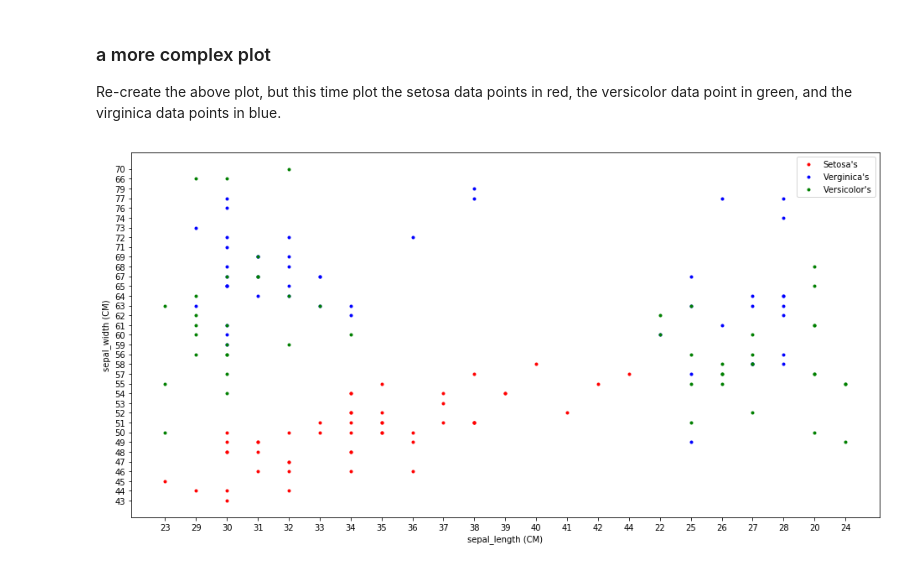
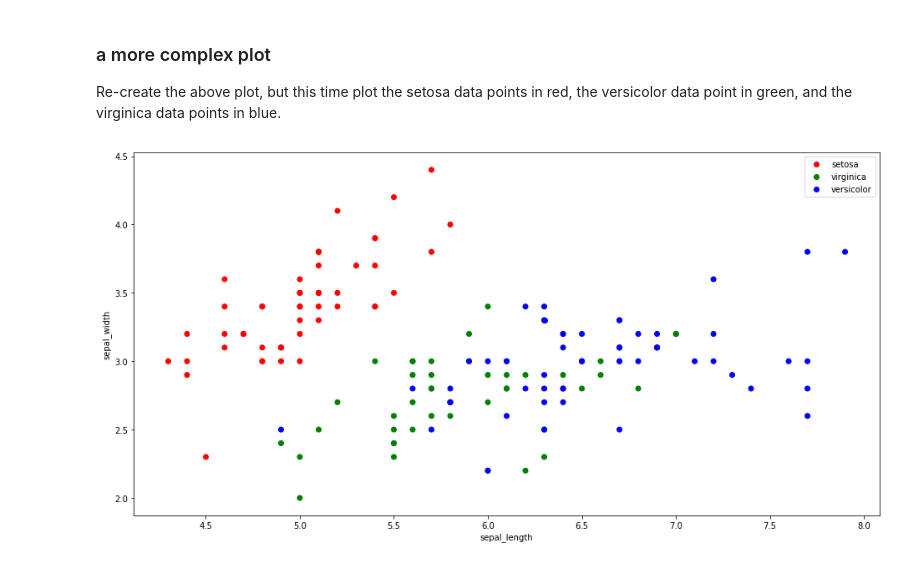
Before and after one commit to TangqiFeng/Jupyter_numpy_pyplot, a Jupyter notebook: Fisher's_Iris.ipynb, the cells around one changed output. Saved outputs shown, nothing was run; the diff lists cells and outputs as text; code cells hidden in the pictures.

```diff
--- a/Fisher's_Iris.ipynb
+++ b/Fisher's_Iris.ipynb
@@ -23,7 +23,7 @@ import matplotlib.pyplot as pl
 pl.rcParams['figure.figsize'] = (16.0, 8.0)
 
 # Load data
-OriginalData = np.loadtxt("Fisher's_Iris.csv",str, delimiter=",", skiprows=1, unpack=True)
+OriginalData = np.loadtxt("iris.csv",str, delimiter=",", skiprows=1, unpack=True)
 # %% [markdown]
 ### a simple plot
 
@@ -48,39 +48,44 @@ pl.show()
 ### a more complex plot
 
 Re-create the above plot, but this time plot the setosa data points in red, the versicolor data point in green, and the virginica data points in blue.
-# %%
-# Transposing the data
-data = OriginalData.transpose()
-
-# Separate data to three groups with {sepal_length , sepal_width}
-setosa_sepal_length = []
-setosa_sepal_width = []
-verginica_sepal_length = []
-verginica_sepal_width = []
-versicolor_sepal_length = []
-versicolor_sepal_width = []
-for item in data:
-    if(item[0] == 'I.Setosa'):
-        setosa_sepal_length.append(item[4])
-        setosa_sepal_width.append(item[5])
-    elif(item[0] == 'I.Verginica'):
-        verginica_sepal_length.append(item[4])
-        verginica_sepal_width.append(item[5])
-    elif(item[0] == 'I.Versicolor'):
-        versicolor_sepal_length.append(item[4])
-        versicolor_sepal_width.append(item[5])
-
-# Create the plot.
-pl.plot(setosa_sepal_length, setosa_sepal_width, 'r.', label='Setosa\'s')
-pl.plot(verginica_sepal_length, verginica_sepal_width, 'b.', label='Verginica\'s')
-pl.plot(versicolor_sepal_length, versicolor_sepal_width, 'g.', label='Versicolor\'s')
-
-# Set some properties for the plot.
-pl.xlabel('sepal_length (CM)')
-pl.ylabel('sepal_width (CM)')
-
-# Show the plot.
-pl.legend()
-pl.show()
-# %% [output]
-[figure, removed]
+# %%
+# Transposing the data
+data = OriginalData.transpose()
+
+# copy of data
+_data=data
+
+# change data '_data' the column, which atored name, representing color
+for item in _data:
+    if(item[4] == 'setosa'):
+        item[4] = 'red'
+    elif(item[4] == 'virginica'):
+        item[4] = 'blue'
+    elif(item[4] == 'versicolor'):
+        item[4] = 'green'
+
+# create a color set
+color = []
+for item in _data:
+    color.append(item[4])
+
+# randomly get a point of setosa, virginica and versicolor
+setNo=color.index('red')
+virNo=color.index('green')
+verNo=color.index('blue')
+
+# Create the plot.
+pl.scatter(sepal_length, sepal_width, c=color)
+pl.scatter(sepal_length[setNo], sepal_width[setNo], c=color[setNo], label="setosa")
+pl.scatter(sepal_length[virNo], sepal_width[virNo], c=color[virNo], label="virginica")
+pl.scatter(sepal_length[verNo], sepal_width[verNo], c=color[verNo], label="versicolor")
+
+# Set some properties for the plot.
+pl.xlabel('sepal_length')
+pl.ylabel('sepal_width')
+
+# Show the plot.
+pl.legend()
+pl.show()
+# %% [output]
+[figure, added]
```
Also changed, not shown: parts of 1 cell of this notebook.
